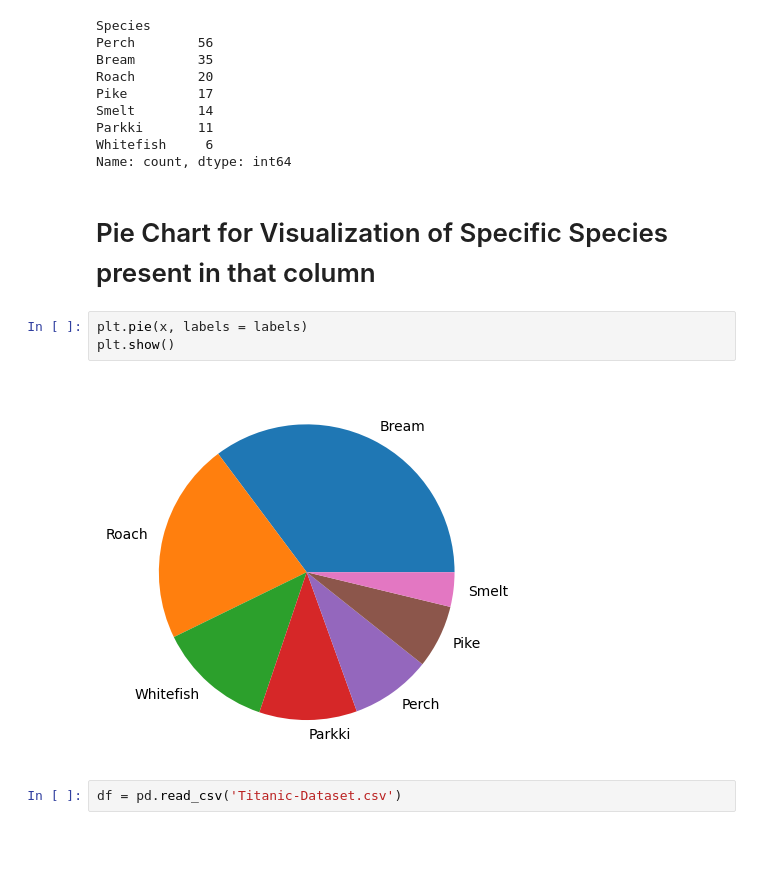
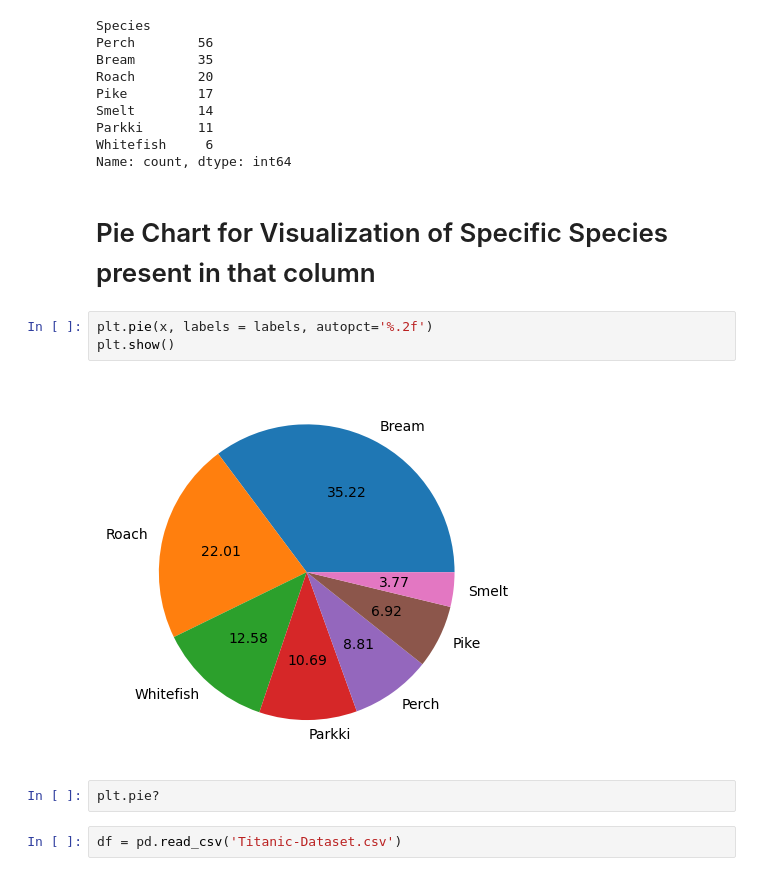
Before and after one commit to KHITOLIA/Chitkara-University, a Jupyter notebook: Matplotlib.ipynb, the cells around one changed output. Drawn from its saved outputs; the diff is of its cells as text; blank space fills up the shorter version.

```diff
--- a/Matplotlib.ipynb
+++ b/Matplotlib.ipynb
@@ -242,13 +242,15 @@ Smelt        14
 Parkki       11
 Whitefish     6
 Name: count, dtype: int64
-# %% [markdown]
-# Pie Chart for Visualization of Specific Species present in that column
+# %% [markdown]
+# Pie Chart for Visualization of Specific Species present in that column
 # %%
-plt.pie(x, labels = labels)
+plt.pie(x, labels = labels, autopct='%.2f')
 plt.show()
 # %% [output]
-[figure, old version]
+[figure, new version]
+# %%
+plt.pie?
 # %%
 df = pd.read_csv('Titanic-Dataset.csv')
 # %%
```
Also changed, not shown: parts of 10 cells of this notebook.
